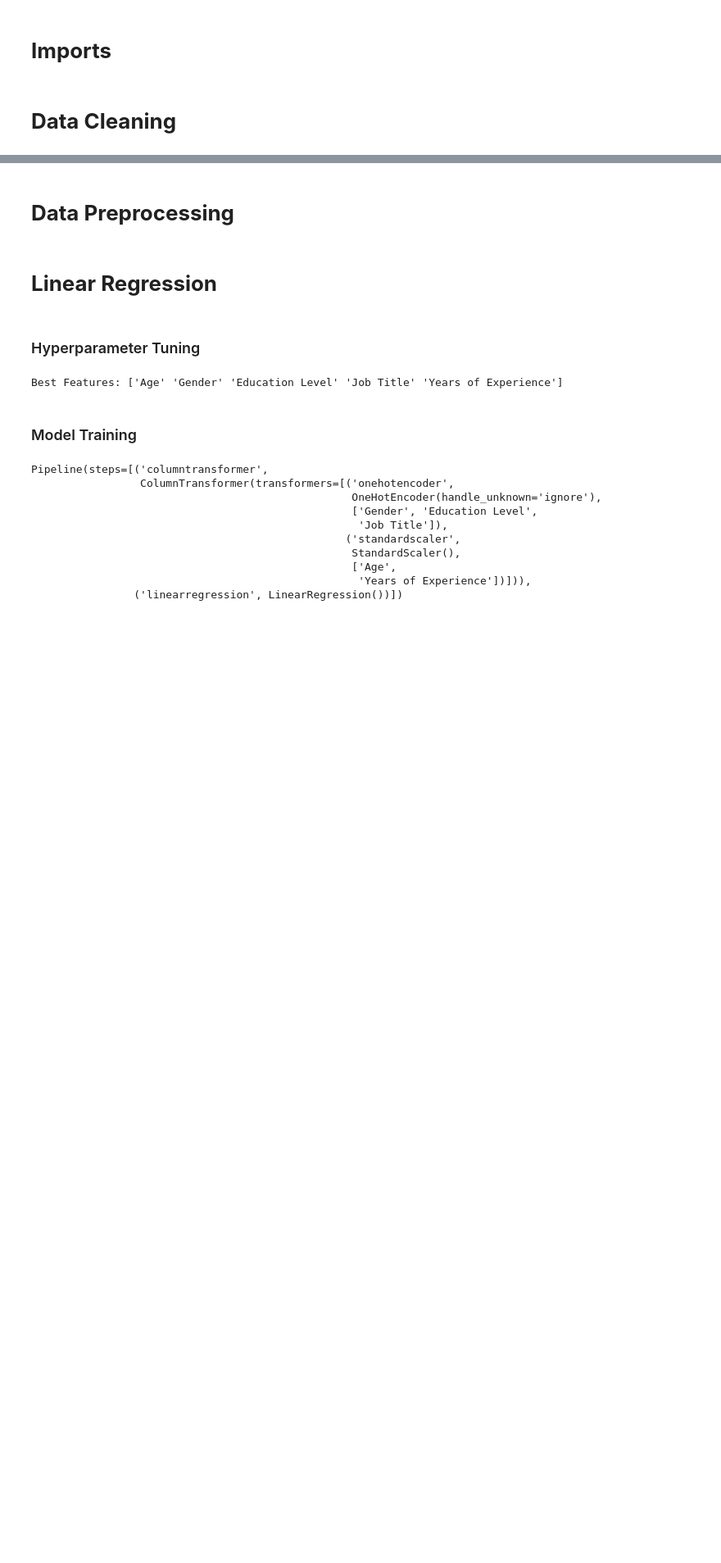
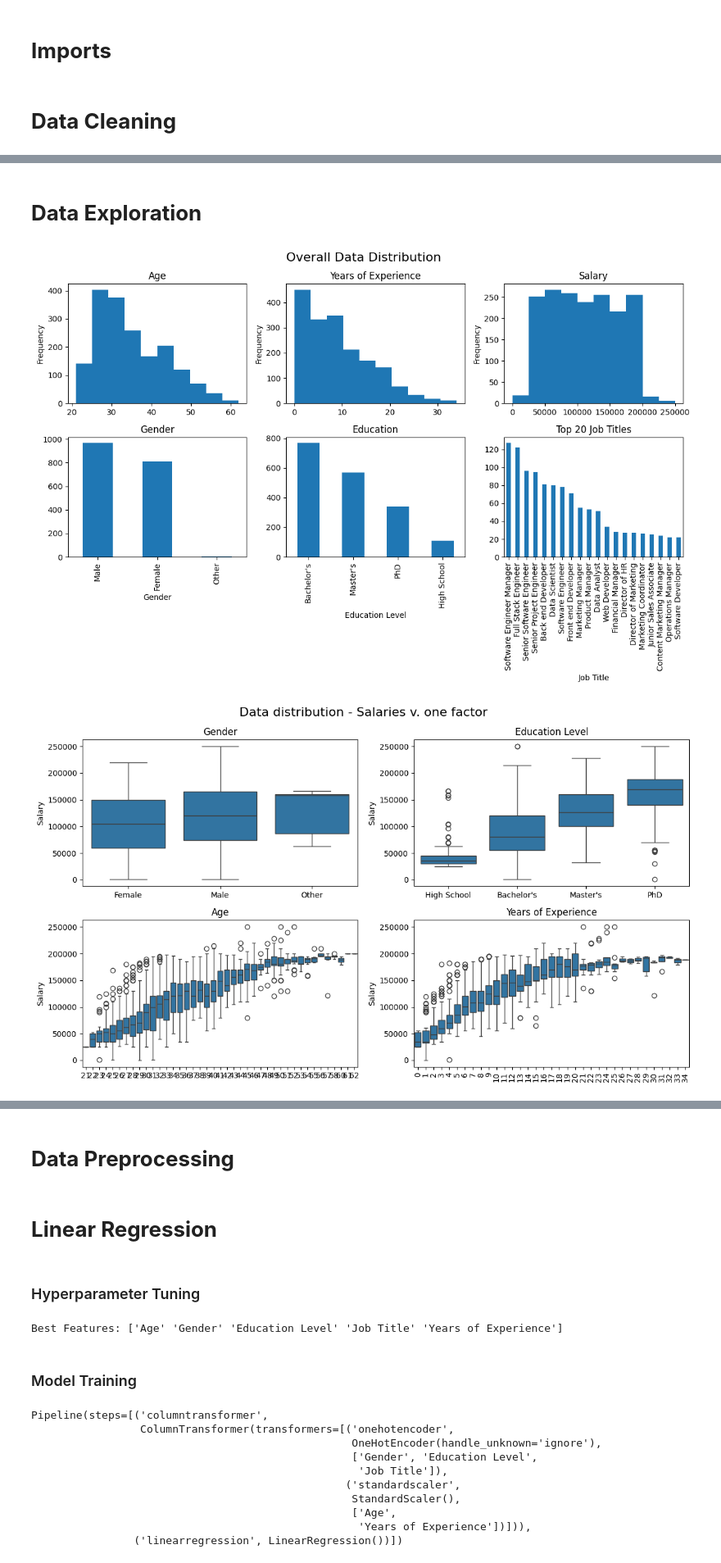
Before and after one commit to alexbuntaran/CSC466-FinalProject, a Jupyter notebook: SalaryAnalysis.ipynb, the cells around one changed output, grey strips where cells are left out. Shown at 82% size. Cells and saved outputs as stored; diff of their text form; code cells hidden in the pictures; blank space fills up the shorter version.

```diff
--- a/SalaryAnalysis.ipynb
+++ b/SalaryAnalysis.ipynb
@@ -67,3 +79,50 @@ memory usage: 83.7+ KB
 | 2 | 45 | Male | PhD | Senior Manager | 15 | 150000.0 |
 | 3 | 36 | Female | Bachelor's | Sales Associate | 7 | 60000.0 |
 | 4 | 52 | Male | Master's | Director | 20 | 200000.0 |
+# %% [markdown]
+# **Data Exploration**
+# %%
+# Figue 1: Overall Data Distribution with Histograms
+fig, axes = plt.subplots(nrows=2, ncols=3, figsize=(12, 8))
+df_salaries_cleaned["Age"].plot(kind="hist", ax=axes[0, 0], title="Age")
+df_salaries_cleaned["Years of Experience"].plot(kind="hist", ax=axes[0, 1], title="Years of Experience")
+df_salaries_cleaned["Salary"].plot(kind="hist", ax=axes[0, 2], title="Salary")
+df_salaries_cleaned["Gender"].value_counts().plot(kind="bar", ax=axes[1, 0], title="Gender")
+df_salaries_cleaned["Education Level"].value_counts().plot(kind="bar", ax=axes[1, 1], title="Education")
+df_salaries_cleaned["Job Title"].value_counts()[:20].plot(kind="bar", ax=axes[1, 2], title="Top 20 Job Titles")
+fig.suptitle("Overall Data Distribution", fontsize=16)
+plt.tight_layout()
+
+# Figure 2: Data distribution - Salaries v. one factor
+fig, axes = plt.subplots(nrows=2, ncols=2, figsize=(12, 7))
+xfactor = "Gender"
+g = sns.boxplot(x=xfactor, y="Salary", data=df_salaries_cleaned, ax=axes[0, 0], order=df_salaries_cleaned.groupby(xfactor)["Salary"].median().sort_values().index)
+g.set(title='Gender', xlabel=None)
+
+xfactor = "Education Level"
+g = sns.boxplot(x=xfactor, y="Salary", data=df_salaries_cleaned, ax=axes[0, 1], order=df_salaries_cleaned.groupby(xfactor)["Salary"].median().sort_values().index)
+g.set(title="Education Level", xlabel=None)
+
+xfactor = "Age"
+plt.xticks(rotation=90)
+g = sns.boxplot(x=xfactor, y="Salary", ax=axes[1, 0], data=df_salaries_cleaned)
+g.set(title="Age", xlabel=None)
+
+xfactor = "Years of Experience"
+plt.xticks(rotation=90)
+g = sns.boxplot(x=xfactor, y="Salary", ax=axes[1, 1], data=df_salaries_cleaned)
+g.set(title="Years of Experience", xlabel=None)
+
+fig.suptitle("Data distribution - Salaries v. one factor", fontsize=16)
+plt.tight_layout()
+
+# Figure 3 & 4: Salary Distributions by Education Level and Years of Experience
+g = sns.displot(data=df_salaries_cleaned, x="Salary", hue="Education Level", multiple="stack")
+g.set(title='Salary Distribution By Education Level', xlabel=None)
+plt.xticks(rotation=45)
+g = sns.displot(data=df_salaries_cleaned, x="Salary", hue="Years of Experience", multiple="stack")
+g.set(title="Salary Distribution By Years of Experience", xlabel=None)
+p = plt.xticks(rotation=45)
+# %% [output]
+[figure, added]
+[figure, added]
```
Also changed, not shown: parts of 19 cells of this notebook, 2 other files.
